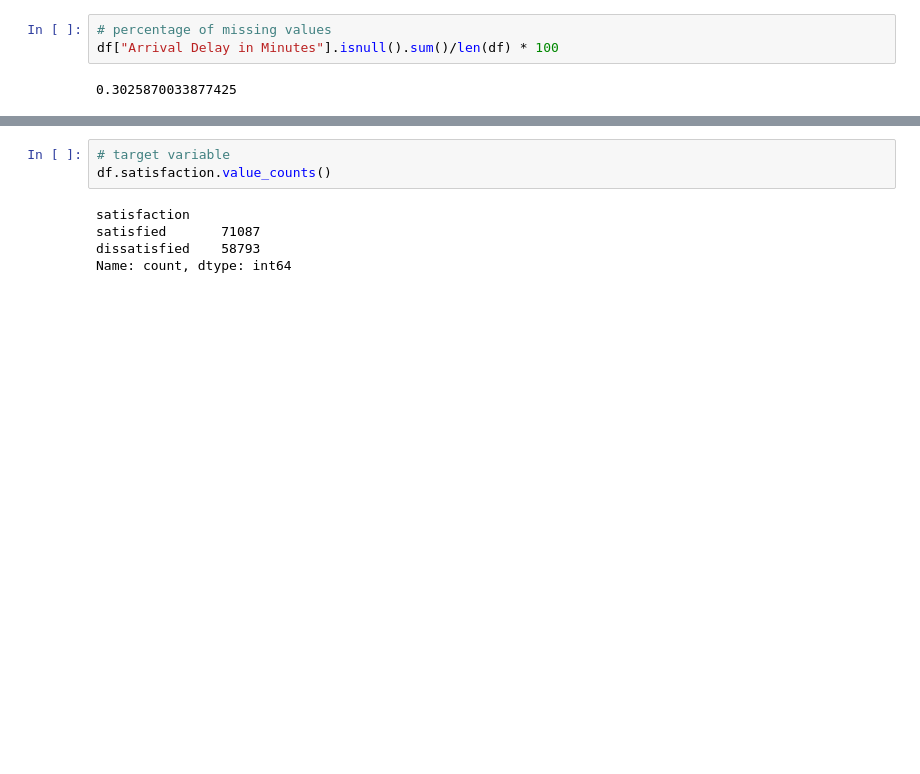
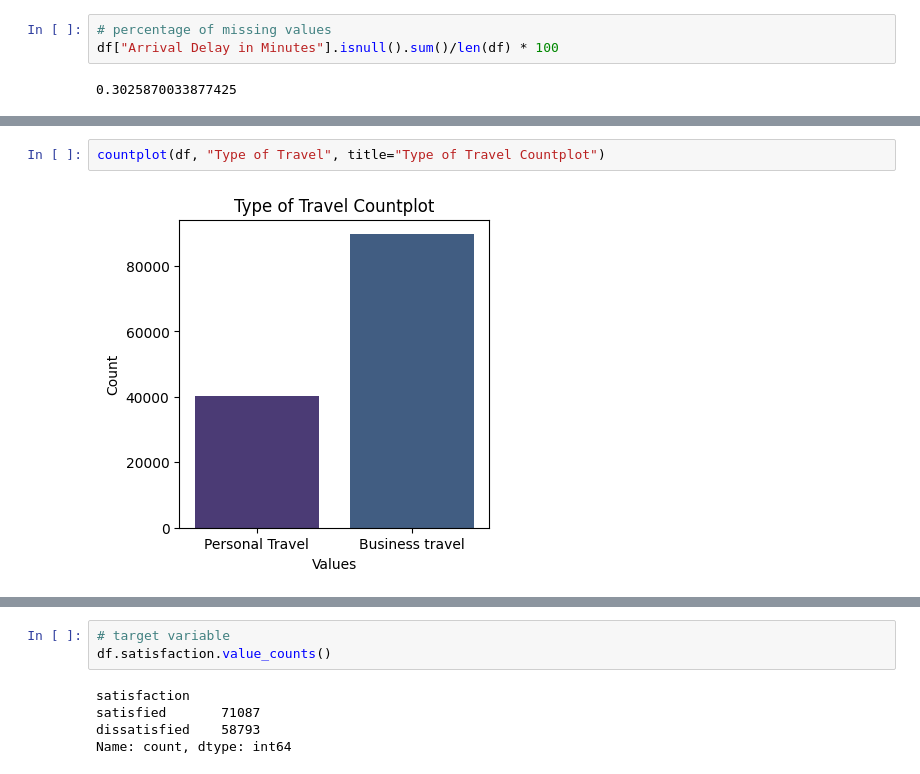
Before and after one commit to Lughaidh-w/Airline-Customer-Satisfaction, a Jupyter notebook: CA1.ipynb, the cells around one changed output, grey strips where cells are left out. Saved outputs shown, nothing was run; the diff lists cells and outputs as text; blank space fills up the shorter version.

```diff
--- a/CA1.ipynb
+++ b/CA1.ipynb
@@ -119,0 +144,4 @@ NameError: name 'plt' is not defined
+# %%
+countplot(df, "Type of Travel", title="Type of Travel Countplot")
+# %% [output]
+[figure, added]
```
Also changed, not shown: parts of 18 cells of this notebook, 4 other files.
